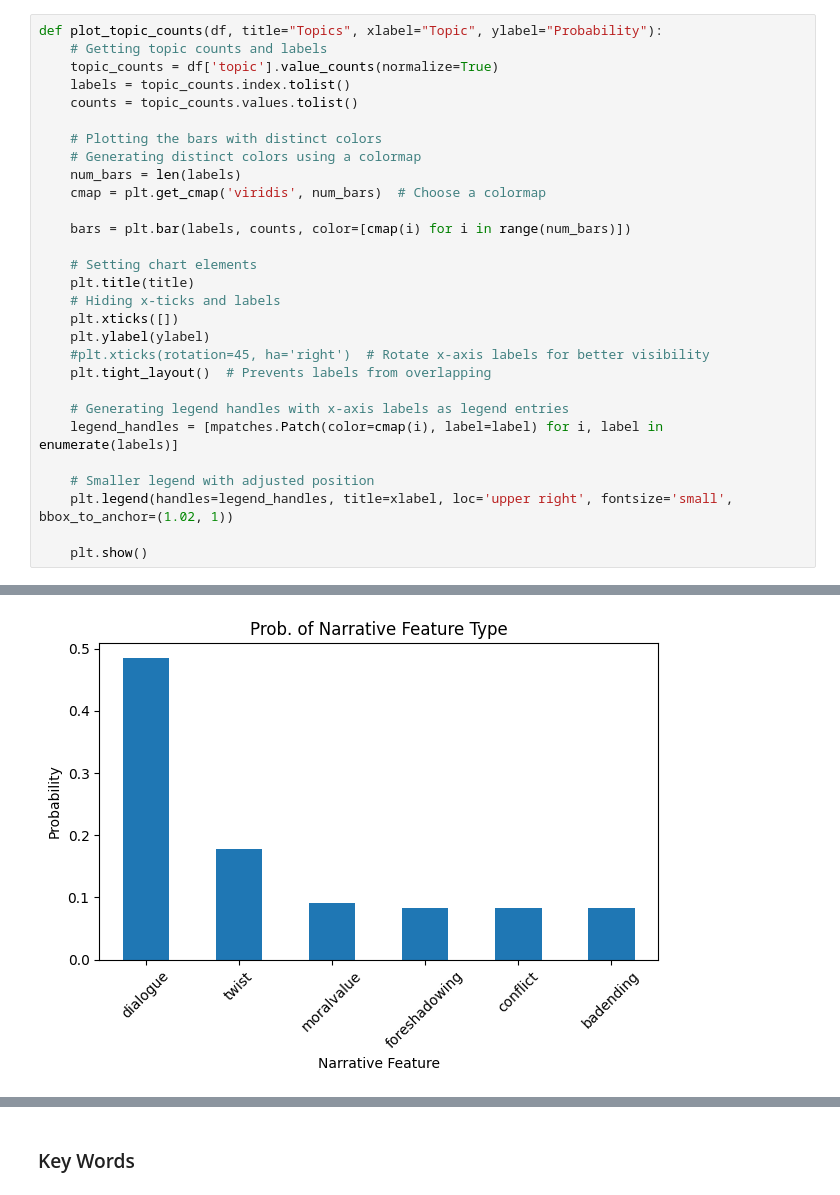
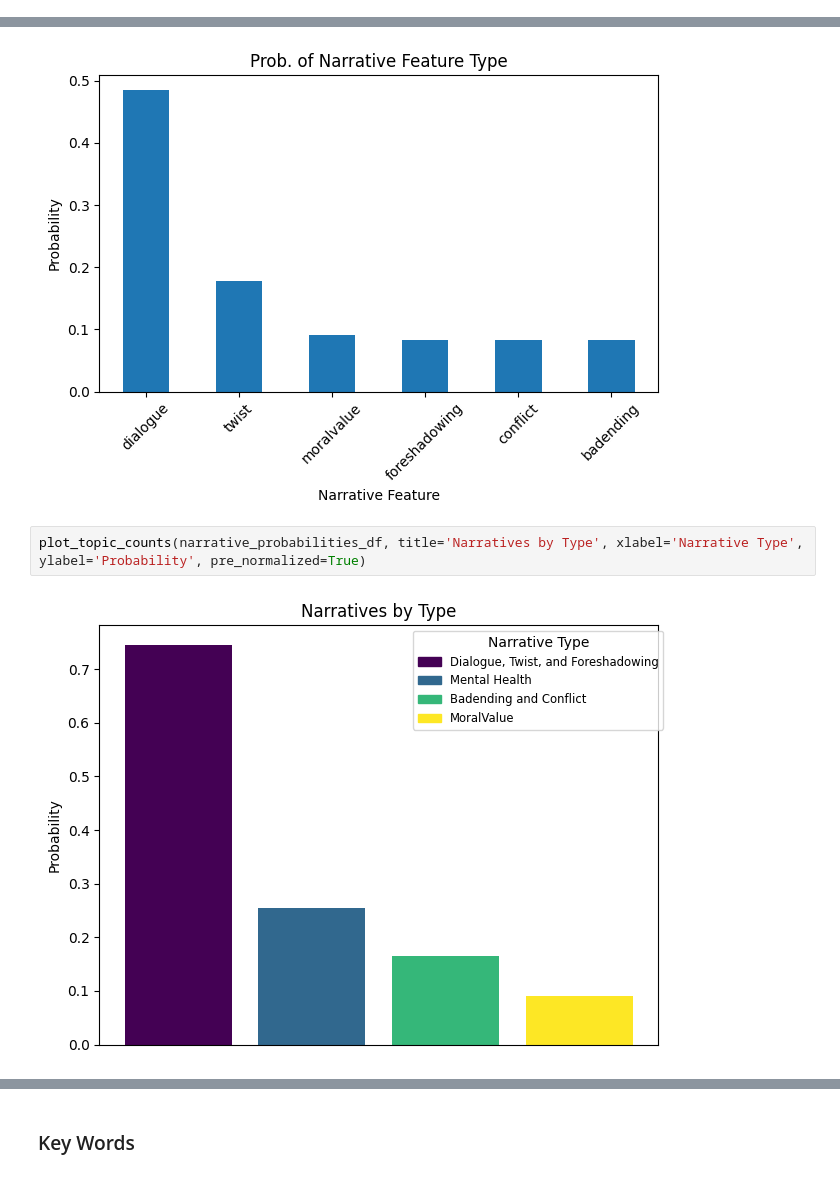
Before and after one commit to NickKornienko/Wonder-Words, a Jupyter notebook: sagemaker/Insights-TinyStories_Case_Study.ipynb, the cells around one changed output, grey strips where cells are left out. Drawn from its saved outputs; the diff is of its cells as text.

```diff
--- a/sagemaker/Insights-TinyStories_Case_Study.ipynb
+++ b/sagemaker/Insights-TinyStories_Case_Study.ipynb
@@ -318,35 +400,6 @@ for i in range(len(topic_assignment_batches)):
 # %%
 # concatenating all tables for summary
 all_classified_topic_batches_df = pd.concat(all_classified_topic_batches)
-# %%
-def plot_topic_counts(df, title="Topics", xlabel="Topic", ylabel="Probability"):
-    # Getting topic counts and labels
-    topic_counts = df['topic'].value_counts(normalize=True)
-    labels = topic_counts.index.tolist()
-    counts = topic_counts.values.tolist()
-
-    # Plotting the bars with distinct colors
-    # Generating distinct colors using a colormap
-    num_bars = len(labels)
-    cmap = plt.get_cmap('viridis', num_bars)  # Choose a colormap
-
-    bars = plt.bar(labels, counts, color=[cmap(i) for i in range(num_bars)])
-
-    # Setting chart elements
-    plt.title(title)
-    # Hiding x-ticks and labels
-    plt.xticks([])
-    plt.ylabel(ylabel)
-    #plt.xticks(rotation=45, ha='right')  # Rotate x-axis labels for better visibility
-    plt.tight_layout()  # Prevents labels from overlapping
-
-    # Generating legend handles with x-axis labels as legend entries
-    legend_handles = [mpatches.Patch(color=cmap(i), label=label) for i, label in enumerate(labels)]
-
-    # Smaller legend with adjusted position
-    plt.legend(handles=legend_handles, title=xlabel, loc='upper right', fontsize='small', bbox_to_anchor=(1.02, 1))
-
-    plt.show()
 # %%
 plot_topic_counts(all_classified_topic_batches_df)
 # %% [output]
@@ -378,3 +448,7 @@ plt.tight_layout()
 plt.show()
 # %% [output]
 [figure]
+# %%
+plot_topic_counts(narrative_probabilities_df, title='Narratives by Type', xlabel='Narrative Type', ylabel='Probability', pre_normalized=True)
+# %% [output]
+[figure, added]
```
Also changed, not shown: parts of 31 cells of this notebook, 2 other files.
